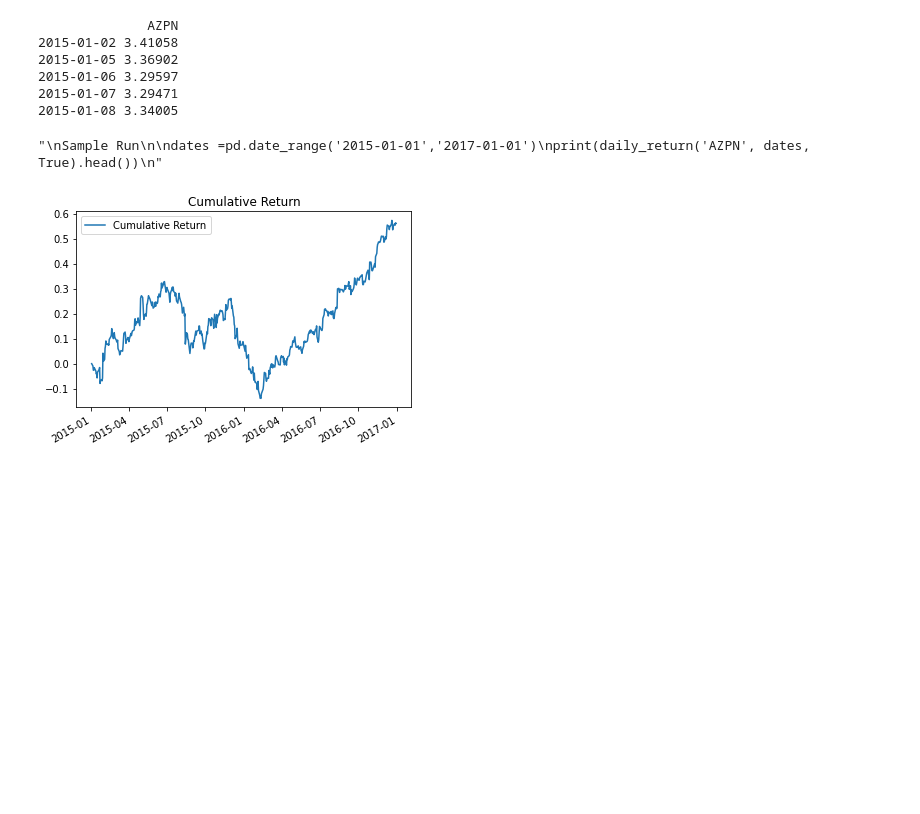
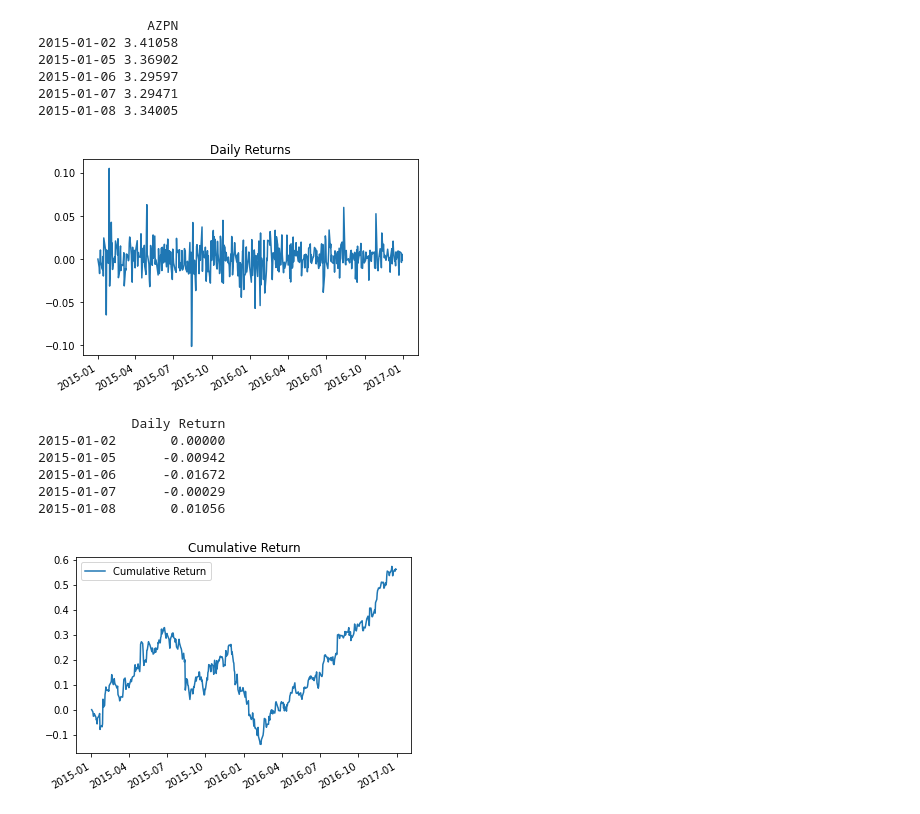
Before and after one commit to ApurvShah007/Algorithmic-Trading, a Jupyter notebook: Code/Demonstration.ipynb, the cells around one changed output. Cells and saved outputs as stored; diff of their text form; code cells hidden in the pictures; blank space fills up the shorter version.

```diff
--- a/Code/Demonstration.ipynb
+++ b/Code/Demonstration.ipynb
@@ -86,33 +60,24 @@ print(norm_dist('AZPN', dates, True).head())
 2015-01-07 3.29471
 2015-01-08 3.34005
 # %%
-def daily_return(symbol, dates, plot= False):
+# def daily_return(symbol, dates, plot= False):
     '''
     This function returns or plots the daily returns of a given stock for a given time period.
     This function accepts 3 parameters. df - the historic dataframe of the stock, date- the daterange for the plot, plot - a boolean for
     whether the user wnats to see the plot or just wants the resulting dataframe.
     '''
-    df_return = get_data_close(symbol)
-    df_exp = pd.DataFrame(index = dates)
-    df_exp = df_exp.join(df_return)
-    df_exp.dropna(inplace = True)
-    df_return = df_exp
-    df_return = df_return.rename(columns = {'Close': "Daily Return"})
-    df_return[1:] = (df_exp[1:]/df_exp[:-1].values)-1
-    df_return.iloc[0] = 0
-    if(plot==True):
-        df_return['Daily Return'] = df_return['Daily Return']
-        df_return['Daily Return'].plot(title = "Daily Returns")
-        plt.show()
-    df_return['Daily Return'] = df_return['Daily Return']
-    return df_return
-
 '''
 Sample Run
 
 dates =pd.date_range('2015-01-01','2017-01-01')
-print(daily_return('AZPN', dates, True).head())
+print(rs.daily_return('AZPN', dates, True).head())
 '''
 # %% [output]
+[figure, added]
-"\nSample Run\n\ndates =pd.date_range('2015-01-01','2017-01-01')\nprint(daily_return('AZPN', dates, True).head())\n"
+            Daily Return
+2015-01-02       0.00000
+2015-01-05      -0.00942
+2015-01-06      -0.01672
+2015-01-07      -0.00029
+2015-01-08       0.01056
 # %%
```
Also changed, not shown: parts of 8 cells of this notebook, 1 other file.
